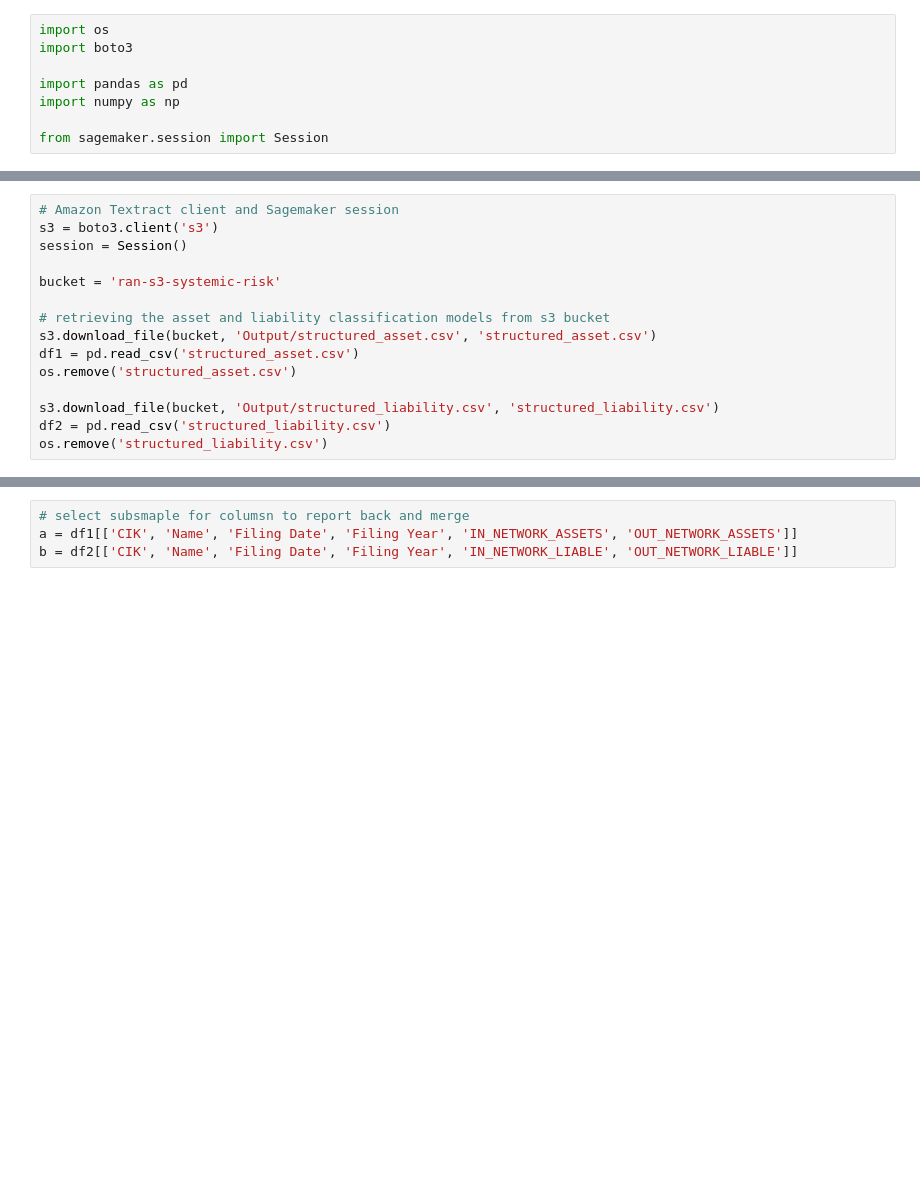
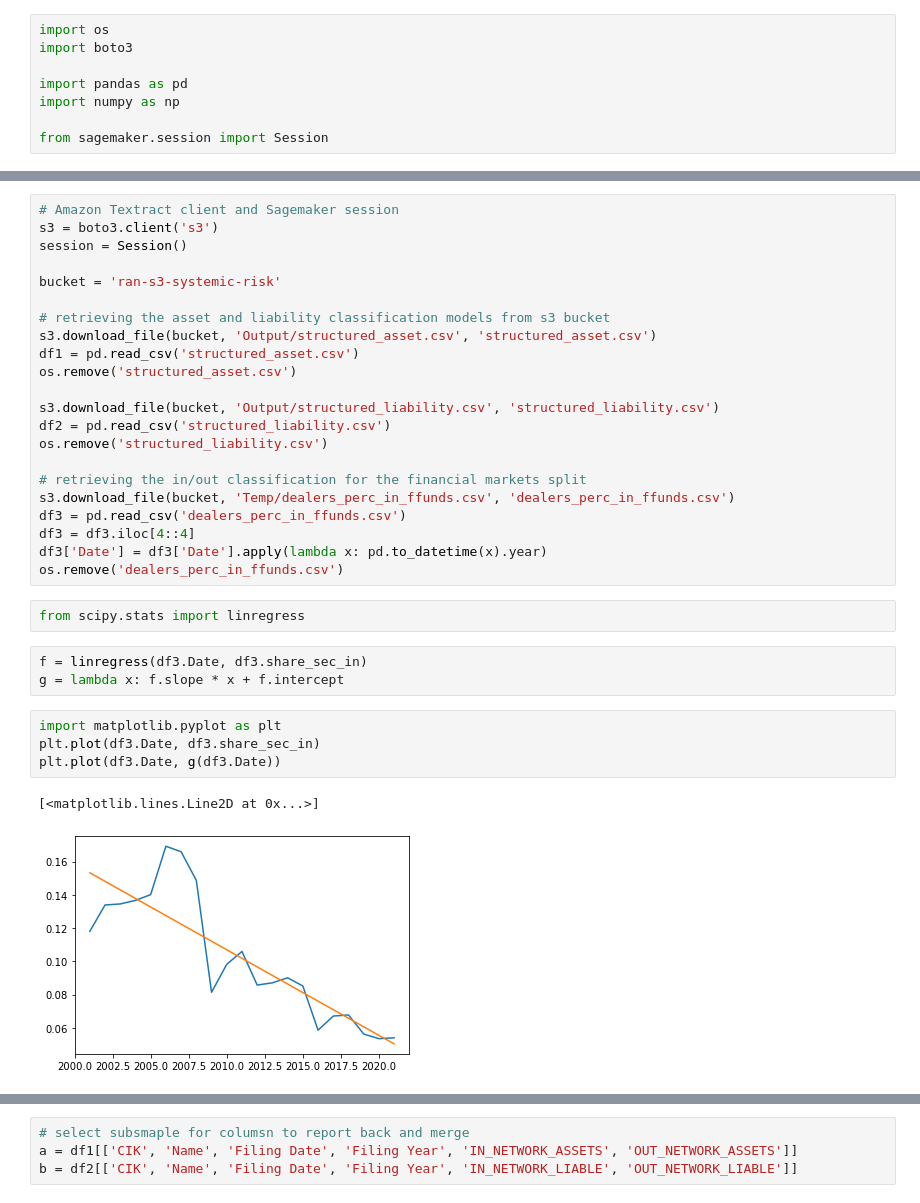
Before and after one commit to fernando-duarte/X17A5, a Jupyter notebook: code/notebook/databaseNetwork.ipynb, the cells around one changed output, grey strips where cells are left out. Saved outputs shown, nothing was run; the diff lists cells and outputs as text; blank space fills up the shorter version.

```diff
--- a/code/notebook/databaseNetwork.ipynb
+++ b/code/notebook/databaseNetwork.ipynb
@@ -44,5 +46,24 @@ os.remove('structured_asset.csv')
 s3.download_file(bucket, 'Output/structured_liability.csv', 'structured_liability.csv')
 df2 = pd.read_csv('structured_liability.csv')
 os.remove('structured_liability.csv')
+
+# retrieving the in/out classification for the financial markets split
+s3.download_file(bucket, 'Temp/dealers_perc_in_ffunds.csv', 'dealers_perc_in_ffunds.csv')
+df3 = pd.read_csv('dealers_perc_in_ffunds.csv')
+df3 = df3.iloc[4::4]
+df3['Date'] = df3['Date'].apply(lambda x: pd.to_datetime(x).year)
+os.remove('dealers_perc_in_ffunds.csv')
+# %%
+from scipy.stats import linregress
+# %%
+f = linregress(df3.Date, df3.share_sec_in)
+g = lambda x: f.slope * x + f.intercept
+# %%
+import matplotlib.pyplot as plt
+plt.plot(df3.Date, df3.share_sec_in)
+plt.plot(df3.Date, g(df3.Date))
+# %% [output]
+[<matplotlib.lines.Line2D at 0x...>]
+[figure, added]
 # %%
 # determing the in/out network assets and liability & equity terms
```
Also changed, not shown: parts of 4 cells of this notebook, 4 other files.
